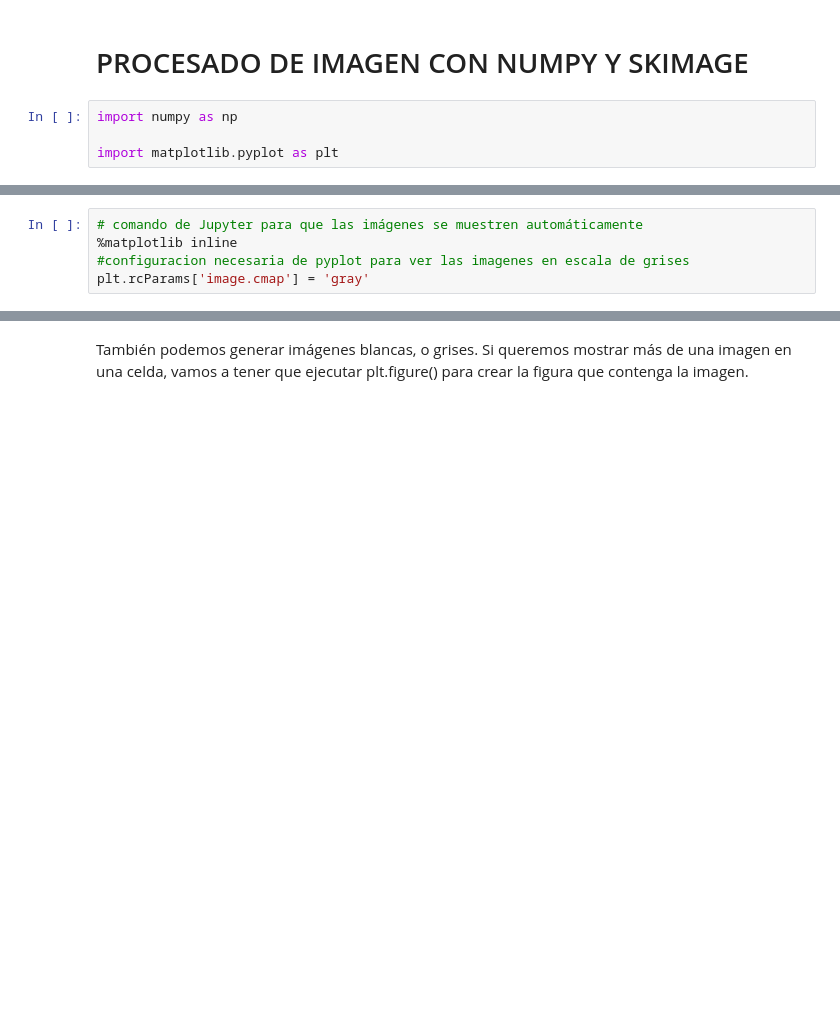
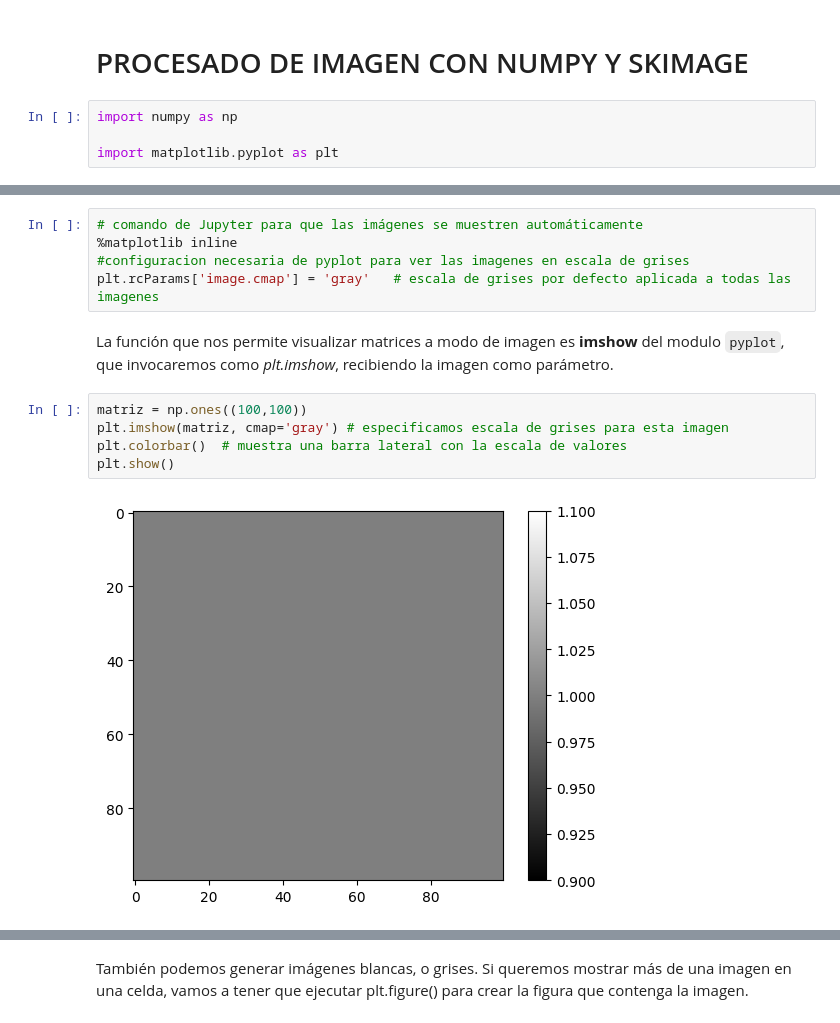
Before and after one commit to jmrodriguez2552/CEIABIGDATA_25_26, a Jupyter notebook: PROGRAMACION_IA_25_26/NOTEBOOKS DEL AULA/12_Procesado de imagen.ipynb, the cells around one changed output, grey strips where cells are left out. Drawn from its saved outputs; the diff is of its cells as text; blank space fills up the shorter version.

Commit message:
Actualización 04/12/25
Procesado de imagen

````diff
--- a/PROGRAMACION_IA_25_26/NOTEBOOKS DEL AULA/12_Procesado de imagen.ipynb
+++ b/PROGRAMACION_IA_25_26/NOTEBOOKS DEL AULA/12_Procesado de imagen.ipynb
@@ -13,5 +28,14 @@ Pero eso significa que cualquiera de estas matrices que generamos se puede visua
 # comando de Jupyter para que las imágenes se muestren automáticamente
 %matplotlib inline
 #configuracion necesaria de pyplot para ver las imagenes en escala de grises
-plt.rcParams['image.cmap'] = 'gray'
+plt.rcParams['image.cmap'] = 'gray'   # escala de grises por defecto aplicada a todas las imagenes
+# %% [markdown]
+La función que nos permite visualizar matrices a modo de imagen es **imshow** del modulo ```pyplot```, que invocaremos como *plt.imshow*, recibiendo la imagen como parámetro.
+# %%
+matriz = np.ones((100,100))
+plt.imshow(matriz, cmap='gray') # especificamos escala de grises para esta imagen
+plt.colorbar()  # muestra una barra lateral con la escala de valores
+plt.show()
+# %% [output]
+[figure, added]
 # %% [markdown]
````
Also changed, not shown: parts of 9 cells of this notebook, 4 other files.
